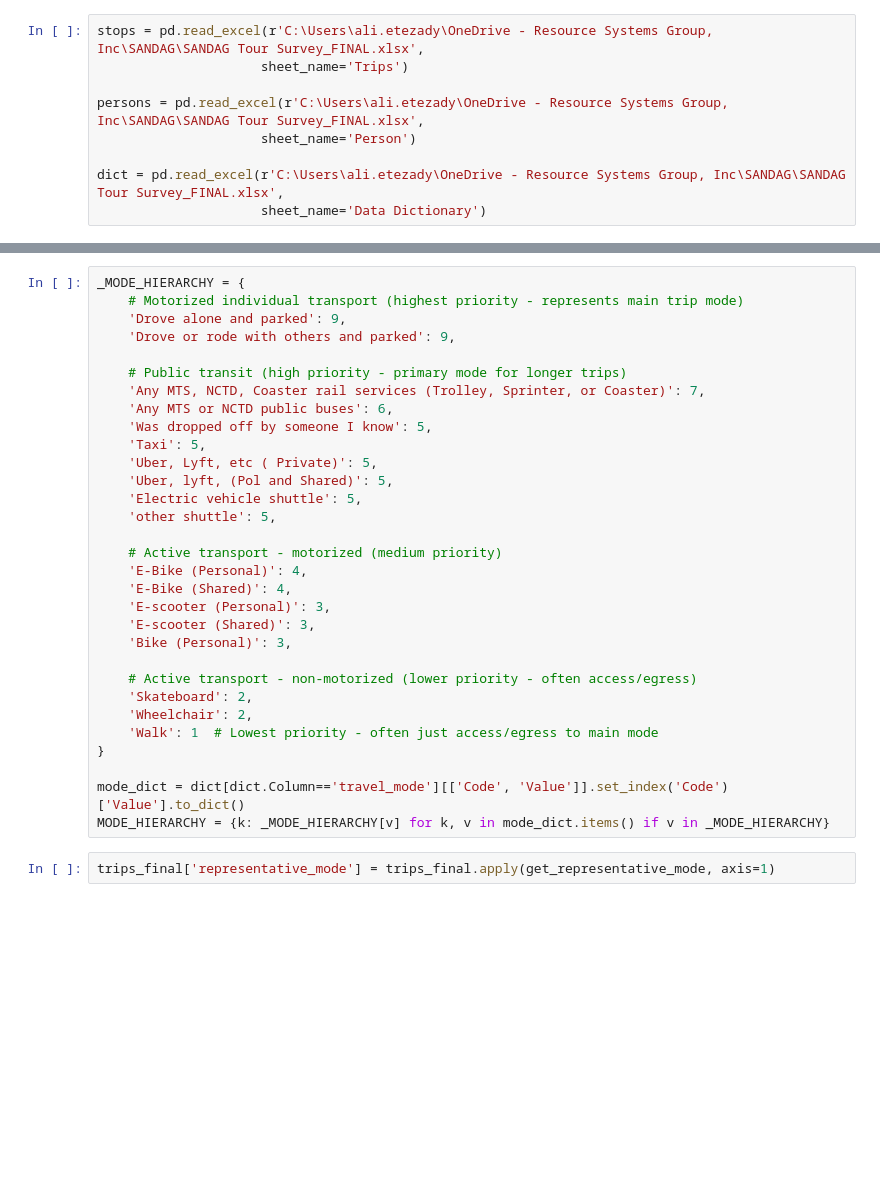
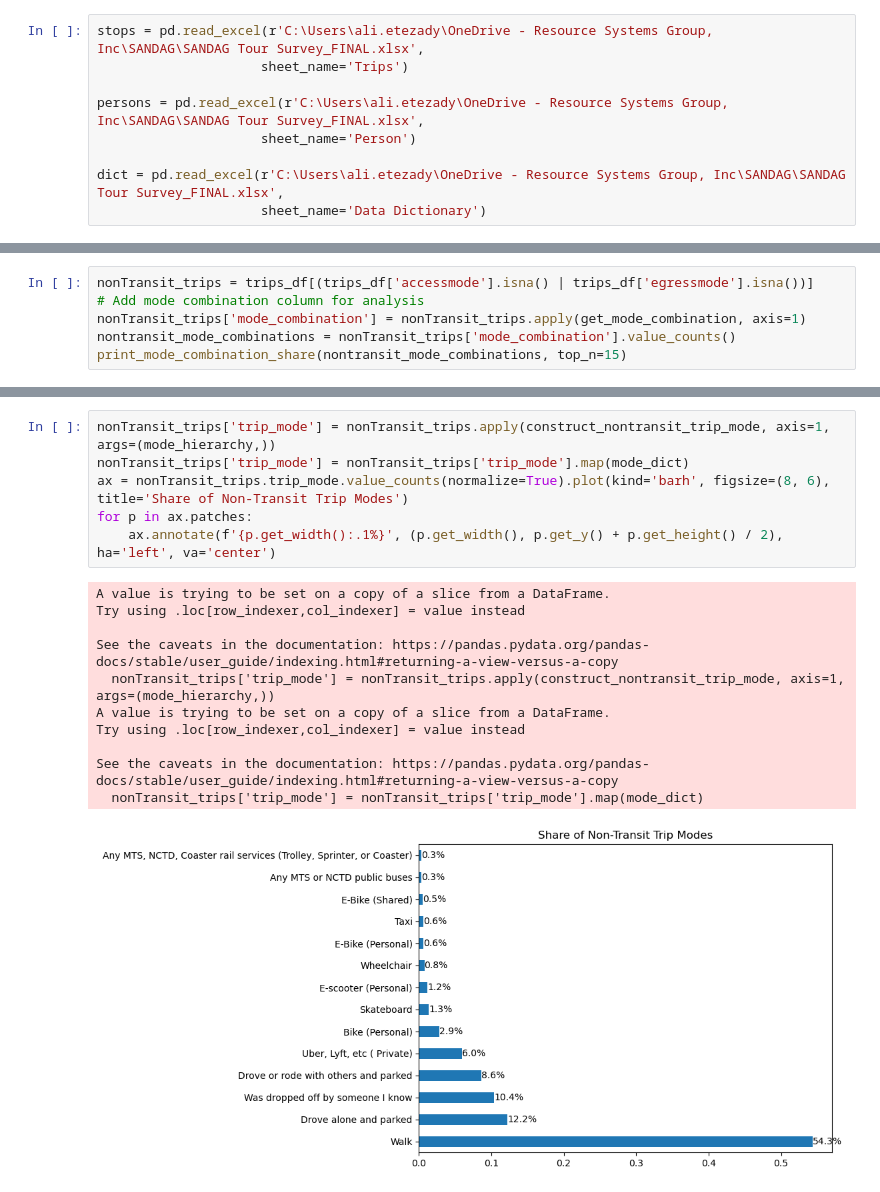
Before and after one commit to SANDAG/Survey_OBS, a Jupyter notebook: tour_sample/processSANDAGTourSample.ipynb, the cells around one changed output, grey strips where cells are left out. Drawn from its saved outputs; the diff is of its cells as text; blank space fills up the shorter version.

```diff
--- a/tour_sample/processSANDAGTourSample.ipynb
+++ b/tour_sample/processSANDAGTourSample.ipynb
@@ -174,0 +322,6 @@ SQ001 + SQ011 + SQ001: 25 trips
+# %%
+nonTransit_trips = trips_df[(trips_df['accessmode'].isna() | trips_df['egressmode'].isna())]
+# Add mode combination column for analysis
+nonTransit_trips['mode_combination'] = nonTransit_trips.apply(get_mode_combination, axis=1)
+nontransit_mode_combinations = nonTransit_trips['mode_combination'].value_counts()
+print_mode_combination_share(nontransit_mode_combinations, top_n=15)
@@ -175,33 +351,18 @@ SQ001 + SQ011 + SQ001: 25 trips
 # %%
-_MODE_HIERARCHY = {
-    # Motorized individual transport (highest priority - represents main trip mode)
-    'Drove alone and parked': 9,
-    'Drove or rode with others and parked': 9,
-
-    # Public transit (high priority - primary mode for longer trips)
-    'Any MTS, NCTD, Coaster rail services (Trolley, Sprinter, or Coaster)': 7,
-    'Any MTS or NCTD public buses': 6,
-    'Was dropped off by someone I know': 5,
-    'Taxi': 5,
-    'Uber, Lyft, etc ( Private)': 5,
-    'Uber, lyft, (Pol and Shared)': 5,
-    'Electric vehicle shuttle': 5,
-    'other shuttle': 5,
-
-    # Active transport - motorized (medium priority)
-    'E-Bike (Personal)': 4,
-    'E-Bike (Shared)': 4,
-    'E-scooter (Personal)': 3,
-    'E-scooter (Shared)': 3,
-    'Bike (Personal)': 3,
-
-    # Active transport - non-motorized (lower priority - often access/egress)
-    'Skateboard': 2,
-    'Wheelchair': 2,
-    'Walk': 1  # Lowest priority - often just access/egress to main mode
-}
-
-mode_dict = dict[dict.Column=='travel_mode'][['Code', 'Value']].set_index('Code')['Value'].to_dict()
-MODE_HIERARCHY = {k: _MODE_HIERARCHY[v] for k, v in mode_dict.items() if v in _MODE_HIERARCHY}
+nonTransit_trips['trip_mode'] = nonTransit_trips.apply(construct_nontransit_trip_mode, axis=1, args=(mode_hierarchy,))
+nonTransit_trips['trip_mode'] = nonTransit_trips['trip_mode'].map(mode_dict)
+ax = nonTransit_trips.trip_mode.value_counts(normalize=True).plot(kind='barh', figsize=(8, 6), title='Share of Non-Transit Trip Modes')
+for p in ax.patches:
+    ax.annotate(f'{p.get_width():.1%}', (p.get_width(), p.get_y() + p.get_height() / 2), ha='left', va='center')
+# %% [output]
+A value is trying to be set on a copy of a slice from a DataFrame.
+Try using .loc[row_indexer,col_indexer] = value instead
+
+See the caveats in the documentation: https://pandas.pydata.org/pandas-docs/stable/user_guide/indexing.html#returning-a-view-versus-a-copy
+  nonTransit_trips['trip_mode'] = nonTransit_trips.apply(construct_nontransit_trip_mode, axis=1, args=(mode_hierarchy,))
+A value is trying to be set on a copy of a slice from a DataFrame.
+Try using .loc[row_indexer,col_indexer] = value instead
+
+See the caveats in the documentation: https://pandas.pydata.org/pandas-docs/stable/user_guide/indexing.html#returning-a-view-versus-a-copy
+  nonTransit_trips['trip_mode'] = nonTransit_trips['trip_mode'].map(mode_dict)
+[figure, added]
-# %%
-trips_final['representative_mode'] = trips_final.apply(get_representative_mode, axis=1)
```
Also changed, not shown: parts of 28 cells of this notebook, 1 other file.
